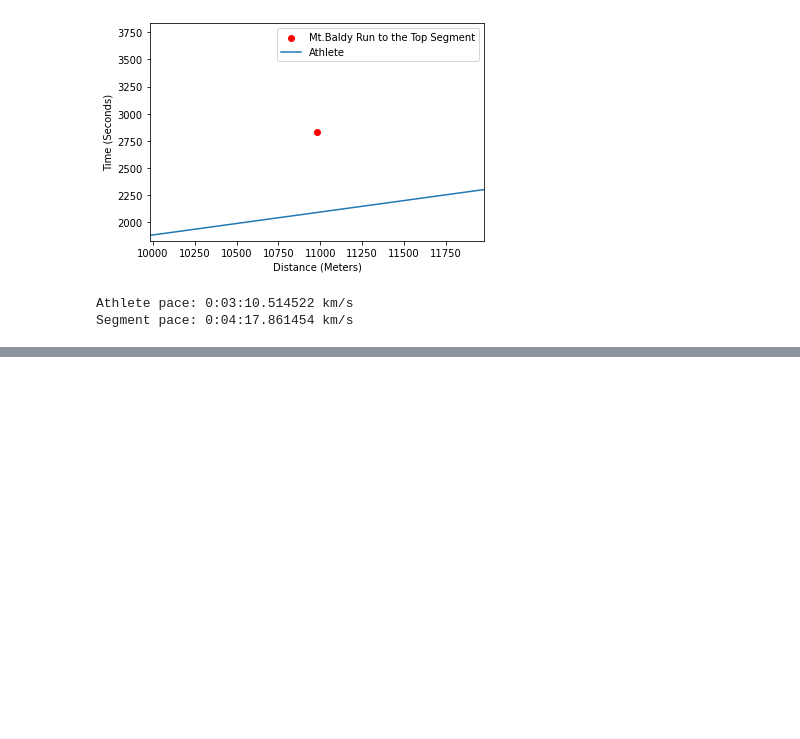
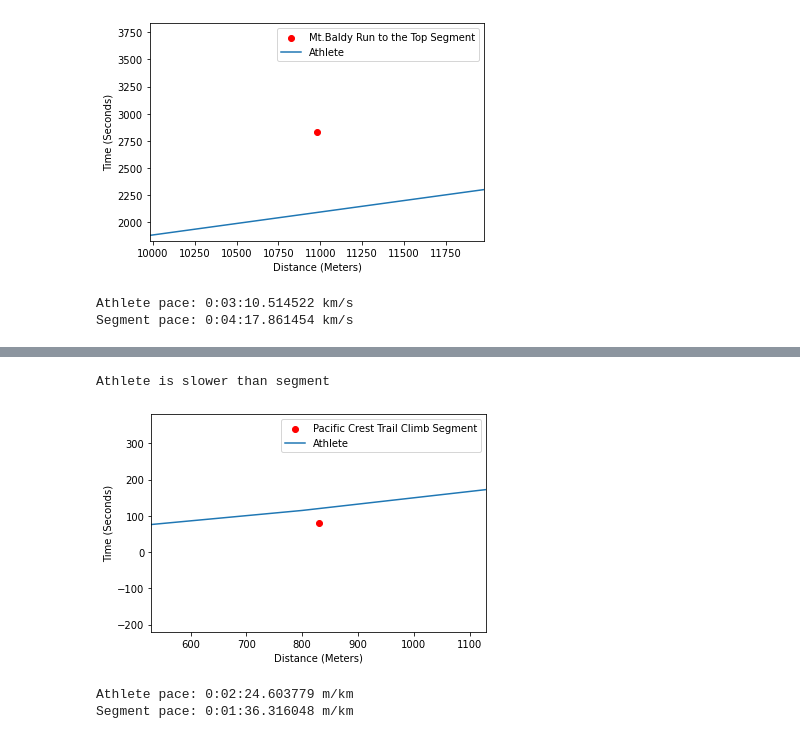
Before and after one commit to jwzj720/Strava_segment_leader_predictor, a Jupyter notebook: experiment_notebooks/athlete_v_segment.ipynb, the cells around one changed output, grey strips where cells are left out. Saved outputs shown, nothing was run; the diff lists cells and outputs as text; code cells hidden in the pictures; blank space fills up the shorter version.

```diff
--- a/experiment_notebooks/athlete_v_segment.ipynb
+++ b/experiment_notebooks/athlete_v_segment.ipynb
@@ -348,0 +363,9 @@ Segment pace: 0:03:04.677419 km/s
+# %%
+segment_id = "4626685"
+segment_name = "Pacific Crest Trail Climb"
+get_athlete_v_segment(pr,segment_id,segment_name)
+# %% [output]
+Athlete is slower than segment
+[figure, added]
+Athlete pace: 0:02:24.603779 m/km
+Segment pace: 0:01:36.316048 m/km
```
Also changed, not shown: parts of 14 cells of this notebook.
